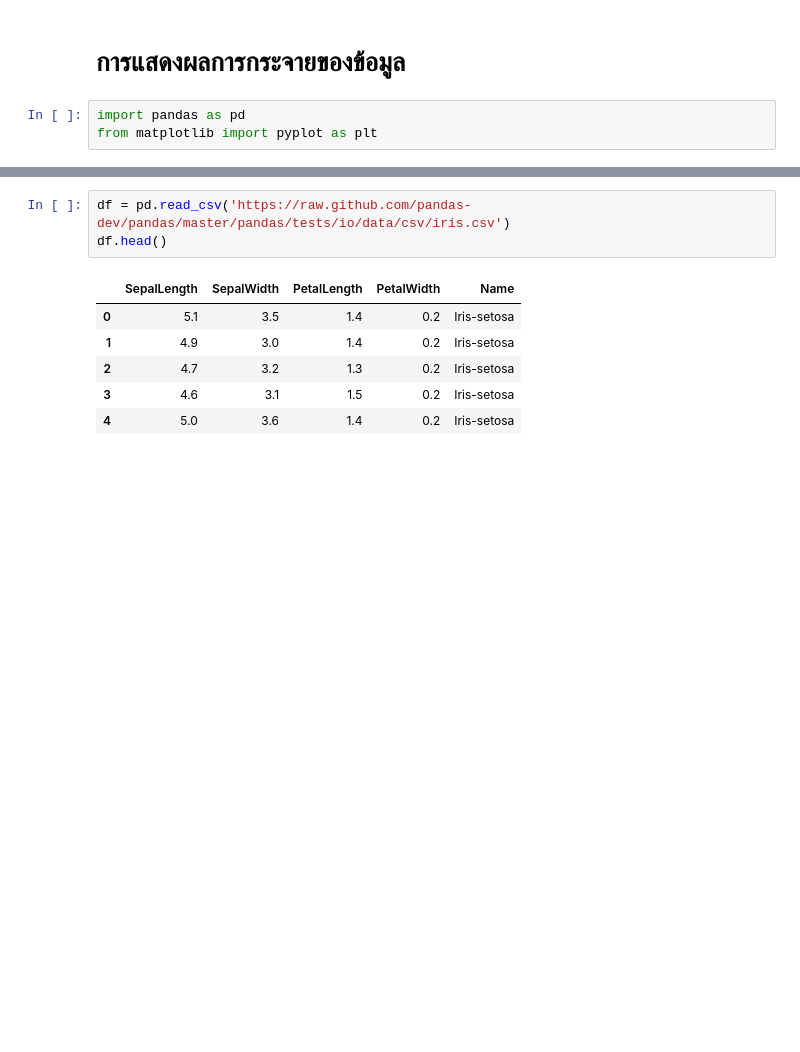
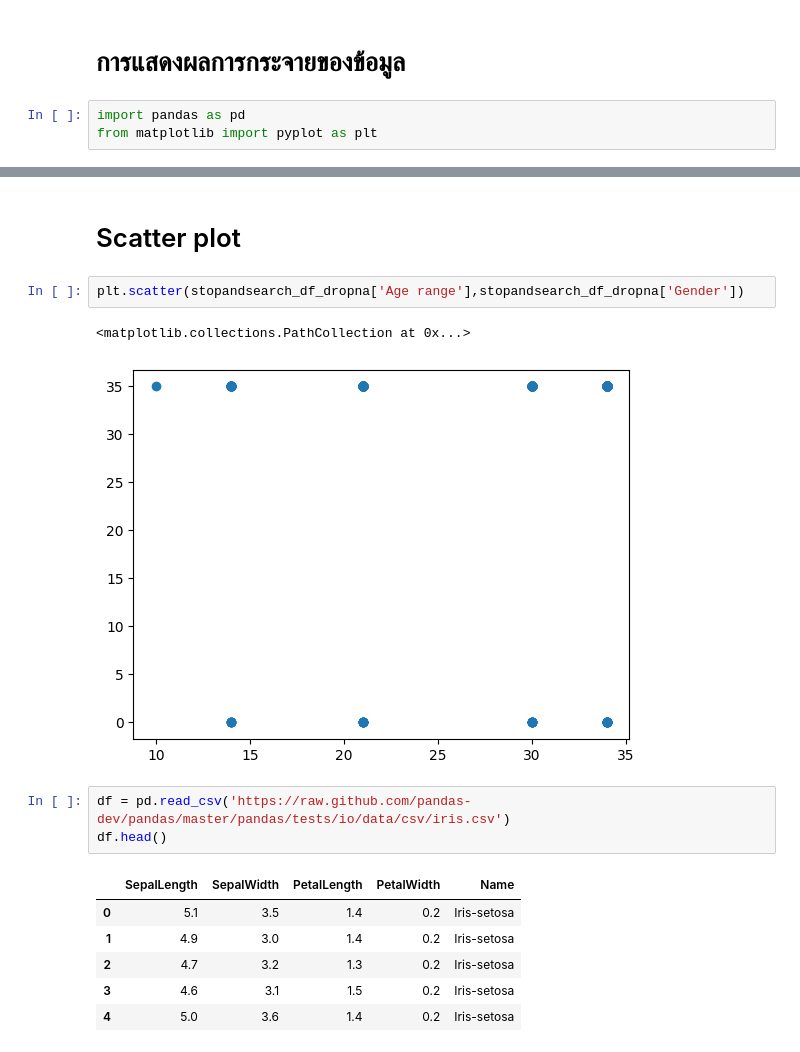
Before and after one commit to tohnperfect/dataviz2025, a Jupyter notebook: Visualize_Data_Distribution.ipynb, the cells around one changed output, grey strips where cells are left out. Drawn from its saved outputs; the diff is of its cells as text; blank space fills up the shorter version.

```diff
--- a/Visualize_Data_Distribution.ipynb
+++ b/Visualize_Data_Distribution.ipynb
@@ -8,3 +102,10 @@ from matplotlib import pyplot as plt
+# %% [markdown]
+# Scatter plot
+# %%
+plt.scatter(stopandsearch_df_dropna['Age range'],stopandsearch_df_dropna['Gender'])
+# %% [output]
+<matplotlib.collections.PathCollection at 0x...>
+[figure, added]
 # %%
 df = pd.read_csv('https://raw.github.com/pandas-dev/pandas/master/pandas/tests/io/data/csv/iris.csv')
 df.head()
```
Also changed, not shown: parts of 17 cells of this notebook.
